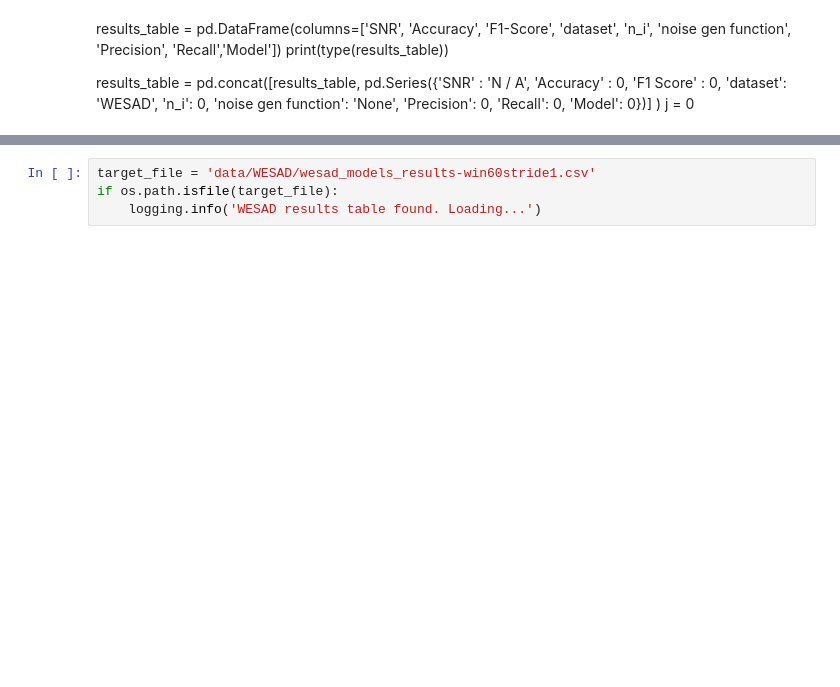
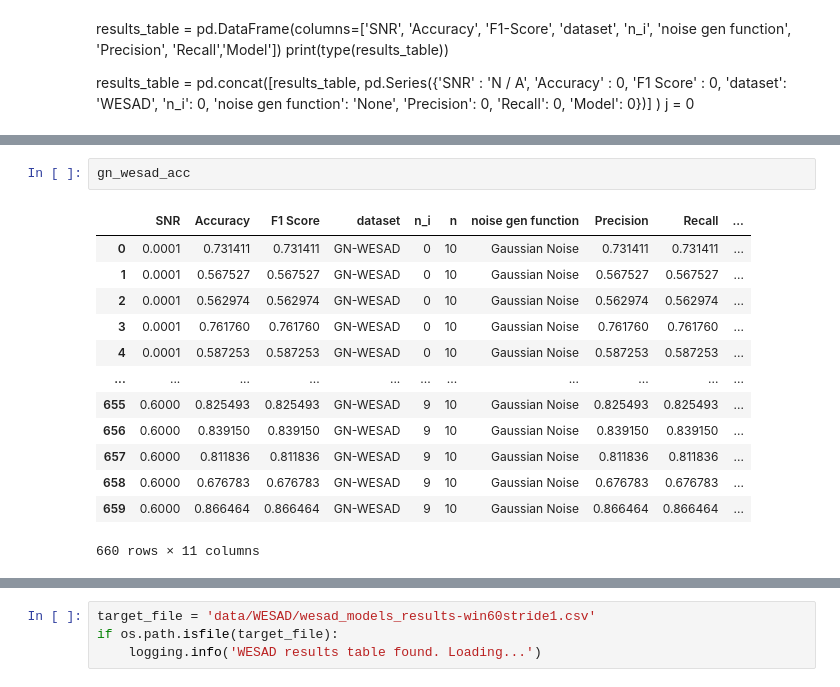
Before and after one commit to AbdulAlkurdi/anxietyFB, a Jupyter notebook: Study2.ipynb, the cells around one changed output, grey strips where cells are left out. Drawn from its saved outputs; the diff is of its cells as text; blank space fills up the shorter version.

```diff
--- a/Study2.ipynb
+++ b/Study2.ipynb
@@ -687,0 +943,16 @@ display(reduced_gn_table)
+# %%
+gn_wesad_acc
+# %% [output]
+|  | SNR | Accuracy | F1 Score | dataset | n_i | n | noise gen function | Precision | Recall | ... |
+| 0 | 0.0001 | 0.731411 | 0.731411 | GN-WESAD | 0 | 10 | Gaussian Noise | 0.731411 | 0.731411 | ... |
+| 1 | 0.0001 | 0.567527 | 0.567527 | GN-WESAD | 0 | 10 | Gaussian Noise | 0.567527 | 0.567527 | ... |
+| 2 | 0.0001 | 0.562974 | 0.562974 | GN-WESAD | 0 | 10 | Gaussian Noise | 0.562974 | 0.562974 | ... |
+| 3 | 0.0001 | 0.761760 | 0.761760 | GN-WESAD | 0 | 10 | Gaussian Noise | 0.761760 | 0.761760 | ... |
+| 4 | 0.0001 | 0.587253 | 0.587253 | GN-WESAD | 0 | 10 | Gaussian Noise | 0.587253 | 0.587253 | ... |
+| ... | ... | ... | ... | ... | ... | ... | ... | ... | ... | ... |
+| 655 | 0.6000 | 0.825493 | 0.825493 | GN-WESAD | 9 | 10 | Gaussian Noise | 0.825493 | 0.825493 | ... |
+| 656 | 0.6000 | 0.839150 | 0.839150 | GN-WESAD | 9 | 10 | Gaussian Noise | 0.839150 | 0.839150 | ... |
+| 657 | 0.6000 | 0.811836 | 0.811836 | GN-WESAD | 9 | 10 | Gaussian Noise | 0.811836 | 0.811836 | ... |
+| 658 | 0.6000 | 0.676783 | 0.676783 | GN-WESAD | 9 | 10 | Gaussian Noise | 0.676783 | 0.676783 | ... |
+| 659 | 0.6000 | 0.866464 | 0.866464 | GN-WESAD | 9 | 10 | Gaussian Noise | 0.866464 | 0.866464 | ... |
+660 rows × 11 columns
```
Also changed, not shown: parts of 36 cells of this notebook, 11 other files.
